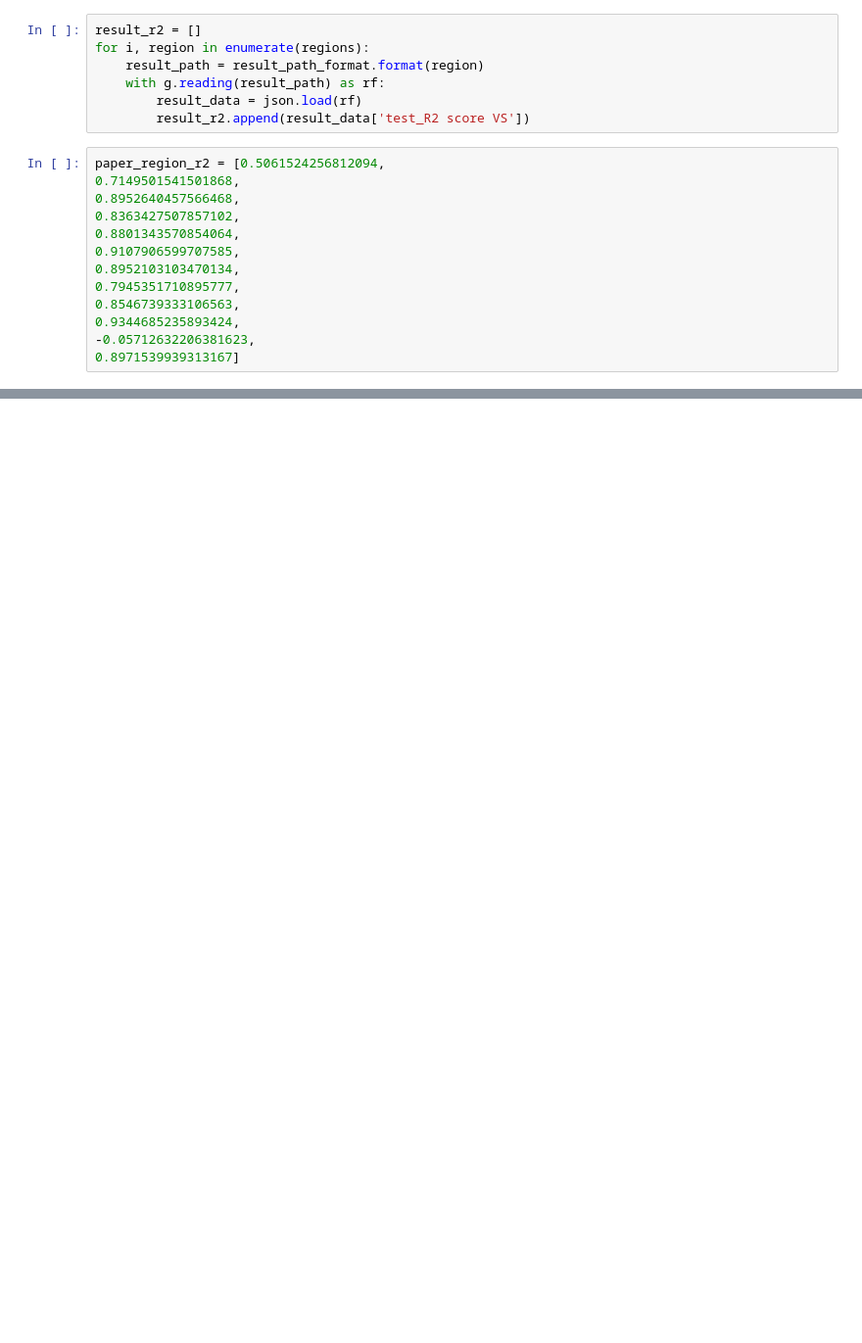
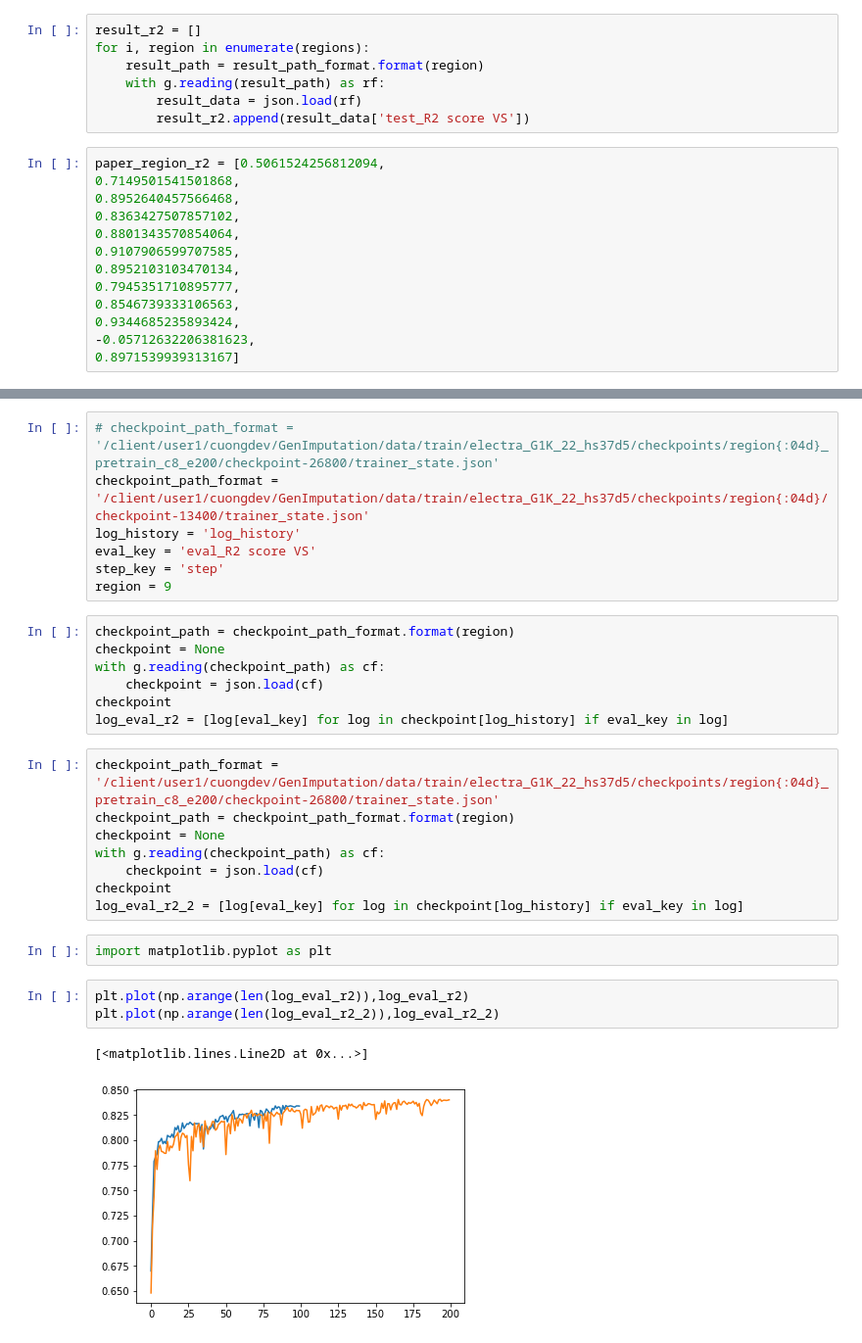
Before and after one commit to KazegamiKuon/GenImputation, a Jupyter notebook: data/train/electra_G1K_22_hs37d5/train.ipynb, the cells around one changed output, grey strips where cells are left out. Shown at 98% size. Drawn from its saved outputs; the diff is of its cells as text; blank space fills up the shorter version.

```diff
--- a/data/train/electra_G1K_22_hs37d5/train.ipynb
+++ b/data/train/electra_G1K_22_hs37d5/train.ipynb
@@ -230,0 +245,30 @@ pd.DataFrame({'own':result_r2,'paper':paper_region_r2})
+# %%
+# checkpoint_path_format = '/client/user1/cuongdev/GenImputation/data/train/electra_G1K_22_hs37d5/checkpoints/region{:04d}_pretrain_c8_e200/checkpoint-26800/trainer_state.json'
+checkpoint_path_format = '/client/user1/cuongdev/GenImputation/data/train/electra_G1K_22_hs37d5/checkpoints/region{:04d}/checkpoint-13400/trainer_state.json'
+log_history = 'log_history'
+eval_key = 'eval_R2 score VS'
+step_key = 'step'
+region = 9
+# %%
+checkpoint_path = checkpoint_path_format.format(region)
+checkpoint = None
+with g.reading(checkpoint_path) as cf:
+    checkpoint = json.load(cf)
+checkpoint
+log_eval_r2 = [log[eval_key] for log in checkpoint[log_history] if eval_key in log]
+# %%
+checkpoint_path_format = '/client/user1/cuongdev/GenImputation/data/train/electra_G1K_22_hs37d5/checkpoints/region{:04d}_pretrain_c8_e200/checkpoint-26800/trainer_state.json'
+checkpoint_path = checkpoint_path_format.format(region)
+checkpoint = None
+with g.reading(checkpoint_path) as cf:
+    checkpoint = json.load(cf)
+checkpoint
+log_eval_r2_2 = [log[eval_key] for log in checkpoint[log_history] if eval_key in log]
+# %%
+import matplotlib.pyplot as plt
+# %%
+plt.plot(np.arange(len(log_eval_r2)),log_eval_r2)
+plt.plot(np.arange(len(log_eval_r2_2)),log_eval_r2_2)
+# %% [output]
+[<matplotlib.lines.Line2D at 0x...>]
+[figure, added]
```
Also changed, not shown: parts of 6 cells of this notebook, 9 other files.
